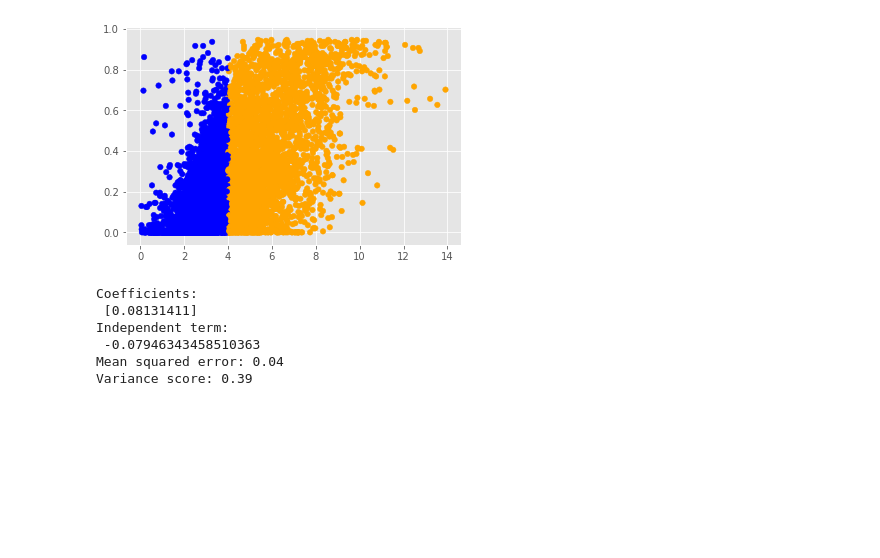
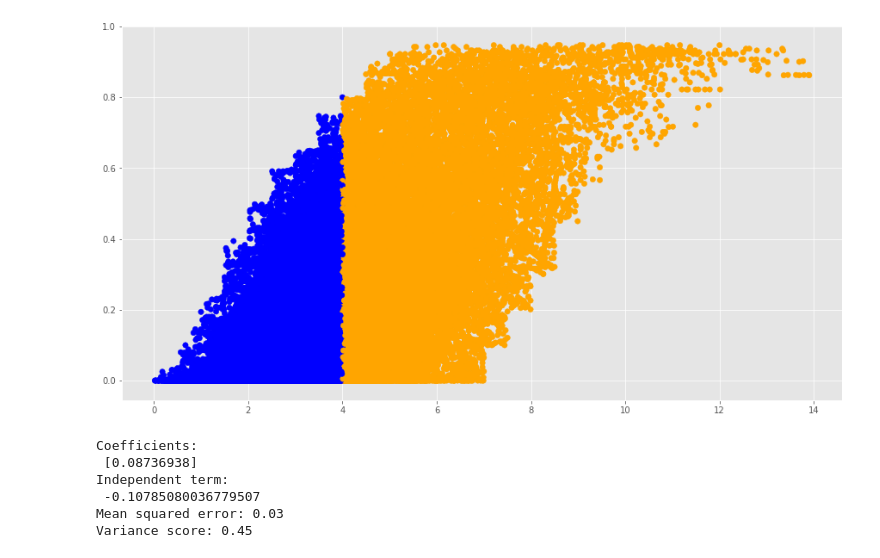
Before and after one commit to manumoya/TesisCivInfUSACH, a Jupyter notebook: 06.JupiterNote/01.OLD/reg_lin_1var.ipynb, the cells around one changed output. Drawn from its saved outputs; the diff is of its cells as text; code cells hidden in the pictures; blank space fills up the shorter version.

```diff
--- a/06.JupiterNote/01.OLD/reg_lin_1var.ipynb
+++ b/06.JupiterNote/01.OLD/reg_lin_1var.ipynb
@@ -7,13 +7,13 @@ import matplotlib.pyplot as plt
 %matplotlib inline
 from mpl_toolkits.mplot3d import Axes3D
 from matplotlib import cm
-plt.rcParams['figure.figsize'] = (16, 9)
+plt.rcParams['figure.figsize'] = (15, 8)
 plt.style.use('ggplot')
 from sklearn import linear_model
 from sklearn.metrics import mean_squared_error, r2_score
 
 #cargamos los datos de entrada
-data = pd.read_csv("/Users/manuelmoya/Documents/USACH/2019-1er/Tesis/1.Desarrollo/05.AnalisisDatos/Datos/reg_wf_r.csv")
+data = pd.read_csv("/Users/manuelmoya/Documents/USACH/2019-1er/Tesis/1.Desarrollo/05.AnalisisDatos/Datos/wf1_train_fin.csv")
 #veamos cuantas dimensiones y registros contiene
 data.shape
 
@@ -48,22 +48,22 @@ plt.show()
 # %%
 colores=['orange','blue']
-tamanios=[30,60]
+tamanios=[40,60]
 
 f1 = data['ws'].values
 f2 = data['wp1'].values
 
 # Vamos a pintar en colores los puntos por debajo y por encima de la media de Cantidad de Palabras
 asignar=[]
 for index, row in data.iterrows():
     if(row['ws']>4):
         asignar.append(colores[0])
     else:
         asignar.append(colores[1])
 
 plt.scatter(f1, f2, c=asignar, s=tamanios[0])
 plt.show()
 # %% [output]
-[figure, old version]
+[figure, new version]
 # %%
 # Asignamos nuestra variable de entrada X para entrenamiento y las etiquetas Y.
 filtered_data = data
@@ -90,11 +90,11 @@ print("Mean squared error: %.2f" % mean_squared_error(y_train, y_pred))
 print('Variance score: %.2f' % r2_score(y_train, y_pred))
 # %% [output]
 Coefficients:
- [0.08131411]
+ [0.08736938]
 Independent term:
- -0.07946343458510363
-Mean squared error: 0.04
-Variance score: 0.39
+ -0.10785080036779507
+Mean squared error: 0.03
+Variance score: 0.45
 # %%
 plt.scatter(f1, f2, c=asignar, s=tamanios[0])
 #plt.show()
```
Also changed, not shown: parts of 5 cells of this notebook, 9 other files.
